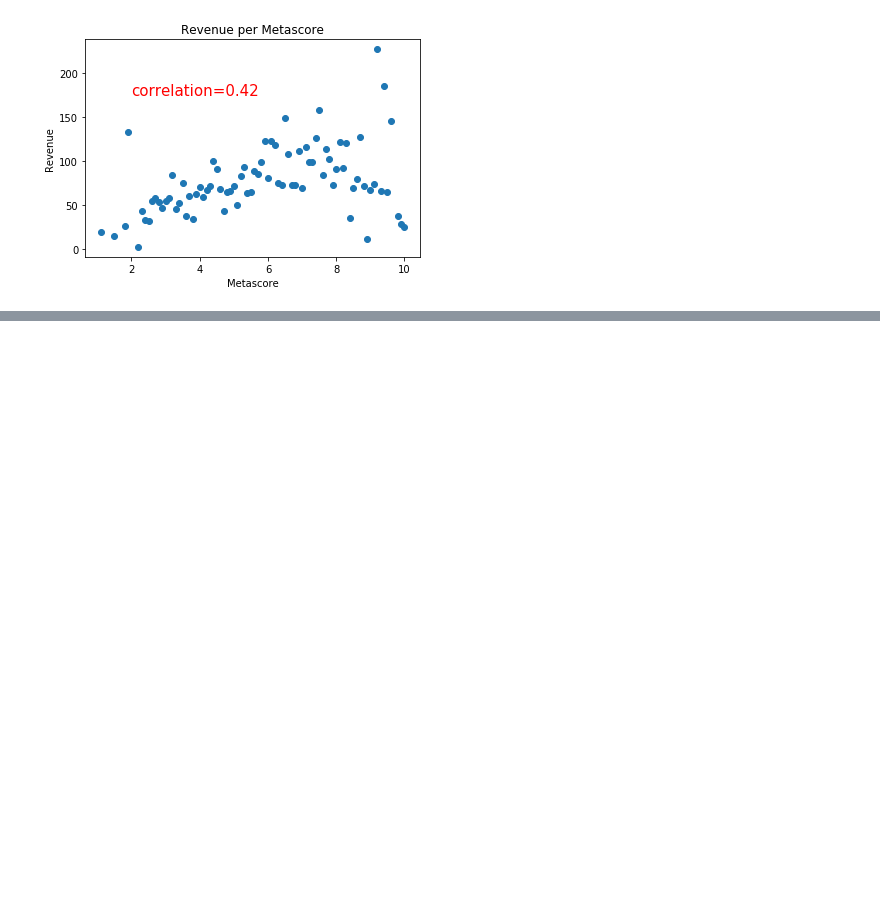
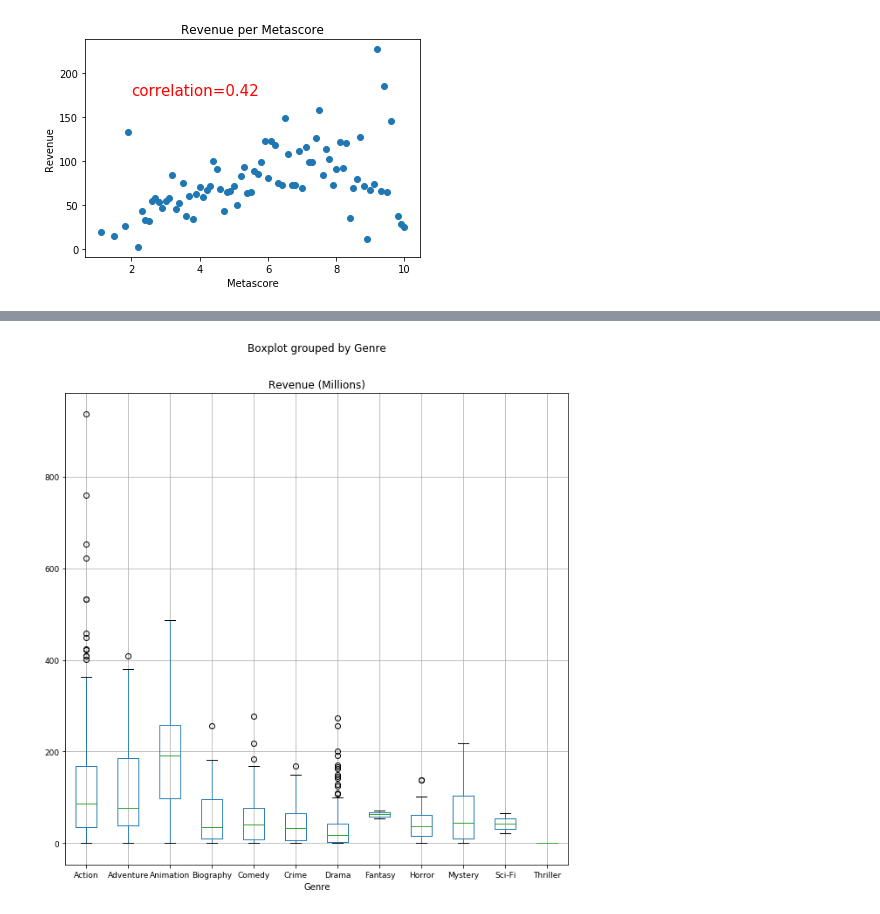
Before and after one commit to Abno-Distro-Group/final_project, a Jupyter notebook: Data Analysis and Visulations.ipynb, the cells around one changed output, grey strips where cells are left out. Cells and saved outputs as stored; diff of their text form; code cells hidden in the pictures; blank space fills up the shorter version.

```diff
--- a/Data Analysis and Visulations.ipynb
+++ b/Data Analysis and Visulations.ipynb
@@ -259,0 +284,13 @@ plt.savefig('images/Avg_Revenue_Metascore_Scatter.png')
+# %%
+genre = movie_data["Genre"]
+revenue = movie_data["Revenue (Millions)"]
+
+
+movie_data.boxplot(column="Revenue (Millions)", by="Genre", fontsize=9, rot=0, grid=True, figsize=None, layout=None, return_type=None)
+
+
+
+plt.gcf().set_size_inches((10, 10))
+plt.show()
+# %% [output]
+[figure, added]
```
Also changed, not shown: parts of 3 cells of this notebook.
